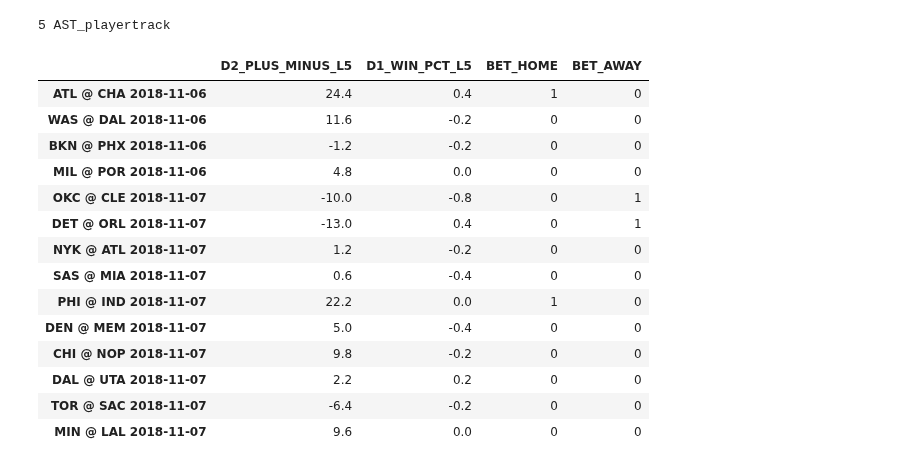
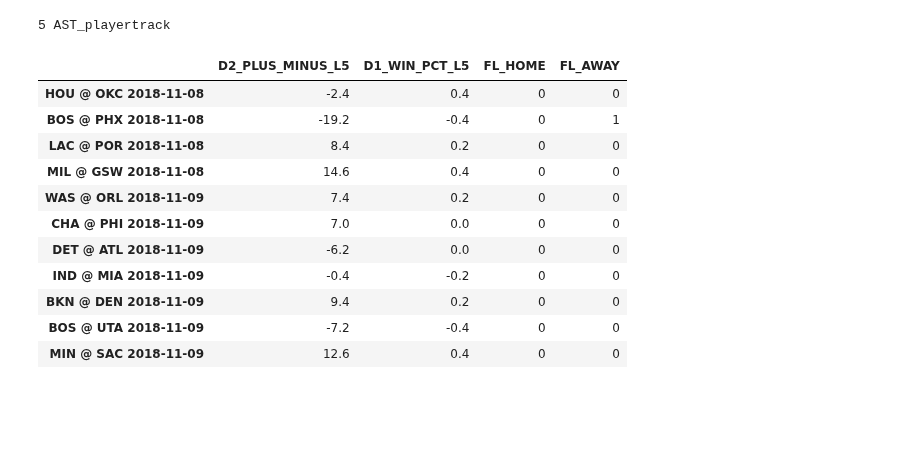
Before and after one commit to rafaelgasp/nba_games, a Jupyter notebook: deploy/Deploy.ipynb, the cells around one changed output. Saved outputs shown, nothing was run; the diff lists cells and outputs as text; code cells hidden in the pictures; blank space fills up the shorter version.

```diff
--- a/deploy/Deploy.ipynb
+++ b/deploy/Deploy.ipynb
@@ -55,11 +58,11 @@ df_full, df_full_jogo, erros = request_api_nba_stats.get_nba_stats_data(games_id
 # %%
 new_base_nba_2018 = pd.concat(df_full_jogo).reset_index()
 # %%
-new_all_games = data_prep_functions.prepara_base(new_base_nba_2018)
+new_all_games = data_prep_functions.prepara_base(new_base_nba_2018).reset_index()
 new_all_games = data_prep_functions.cria_features(new_all_games)
 # %%
 #all_games = new_all_games
-all_games = pd.concat([all_games, new_all_games])
+all_games = pd.concat([all_games, new_all_games]).reset_index(drop=True)
 # %%
 # resp = data_prep_functions.gera_last_N_games(all_games, N=[5])
 # delta_L5_2018 = data_prep_functions.variaveis_delta(resp)
@@ -69,2 +70,2 @@ NYK @ WAS 2018-11-04 5
 # %%
-all_games["DATE"] = [datetime.strptime(x, '%Y-%m-%d') for x in all_games["DATE"]]
+all_games["DATE"] = [datetime.strptime(str(x)[:10], '%Y-%m-%d') for x in all_games["DATE"]]
@@ -92,23 +93,20 @@ to_predict = data_prep_functions.variaveis_delta(to_predict)
 # %% [output]
 5 AST_playertrack
 # %%
-to_predict["BET_HOME"] = np.where((to_predict['D2_PLUS_MINUS_L5'] > 16) | (to_predict['D1_WIN_PCT_L5'] > 0.6), 1, 0)
-to_predict["BET_AWAY"] = np.where((to_predict['D2_PLUS_MINUS_L5'] < -8) | (to_predict['D1_WIN_PCT_L5'] < -0.6), 1, 0)
+to_predict["FL_HOME"] = np.where((to_predict['D2_PLUS_MINUS_L5'] > 16) | (to_predict['D1_WIN_PCT_L5'] > 0.6), 1, 0)
+to_predict["FL_AWAY"] = np.where((to_predict['D2_PLUS_MINUS_L5'] < -8) | (to_predict['D1_WIN_PCT_L5'] < -0.6), 1, 0)
 # %%
-to_predict[['D2_PLUS_MINUS_L5', 'D1_WIN_PCT_L5', 'BET_HOME', 'BET_AWAY']]
+to_predict[['D2_PLUS_MINUS_L5', 'D1_WIN_PCT_L5', 'FL_HOME', 'FL_AWAY']]
 # %% [output]
-|  | D2_PLUS_MINUS_L5 | D1_WIN_PCT_L5 | BET_HOME | BET_AWAY |
-| ATL @ CHA 2018-11-06 | 24.4 | 0.4 | 1 | 0 |
-| WAS @ DAL 2018-11-06 | 11.6 | -0.2 | 0 | 0 |
-| BKN @ PHX 2018-11-06 | -1.2 | -0.2 | 0 | 0 |
-| MIL @ POR 2018-11-06 | 4.8 | 0.0 | 0 | 0 |
-| OKC @ CLE 2018-11-07 | -10.0 | -0.8 | 0 | 1 |
-| DET @ ORL 2018-11-07 | -13.0 | 0.4 | 0 | 1 |
-| NYK @ ATL 2018-11-07 | 1.2 | -0.2 | 0 | 0 |
-| SAS @ MIA 2018-11-07 | 0.6 | -0.4 | 0 | 0 |
-| PHI @ IND 2018-11-07 | 22.2 | 0.0 | 1 | 0 |
-| DEN @ MEM 2018-11-07 | 5.0 | -0.4 | 0 | 0 |
-| CHI @ NOP 2018-11-07 | 9.8 | -0.2 | 0 | 0 |
-| DAL @ UTA 2018-11-07 | 2.2 | 0.2 | 0 | 0 |
-| TOR @ SAC 2018-11-07 | -6.4 | -0.2 | 0 | 0 |
-| MIN @ LAL 2018-11-07 | 9.6 | 0.0 | 0 | 0 |
+|  | D2_PLUS_MINUS_L5 | D1_WIN_PCT_L5 | FL_HOME | FL_AWAY |
+| HOU @ OKC 2018-11-08 | -2.4 | 0.4 | 0 | 0 |
+| BOS @ PHX 2018-11-08 | -19.2 | -0.4 | 0 | 1 |
+| LAC @ POR 2018-11-08 | 8.4 | 0.2 | 0 | 0 |
+| MIL @ GSW 2018-11-08 | 14.6 | 0.4 | 0 | 0 |
+| WAS @ ORL 2018-11-09 | 7.4 | 0.2 | 0 | 0 |
+| CHA @ PHI 2018-11-09 | 7.0 | 0.0 | 0 | 0 |
+| DET @ ATL 2018-11-09 | -6.2 | 0.0 | 0 | 0 |
+| IND @ MIA 2018-11-09 | -0.4 | -0.2 | 0 | 0 |
+| BKN @ DEN 2018-11-09 | 9.4 | 0.2 | 0 | 0 |
+| BOS @ UTA 2018-11-09 | -7.2 | -0.4 | 0 | 0 |
+| MIN @ SAC 2018-11-09 | 12.6 | 0.4 | 0 | 0 |
```
Also changed, not shown: parts of 10 cells of this notebook, 1 other file.
